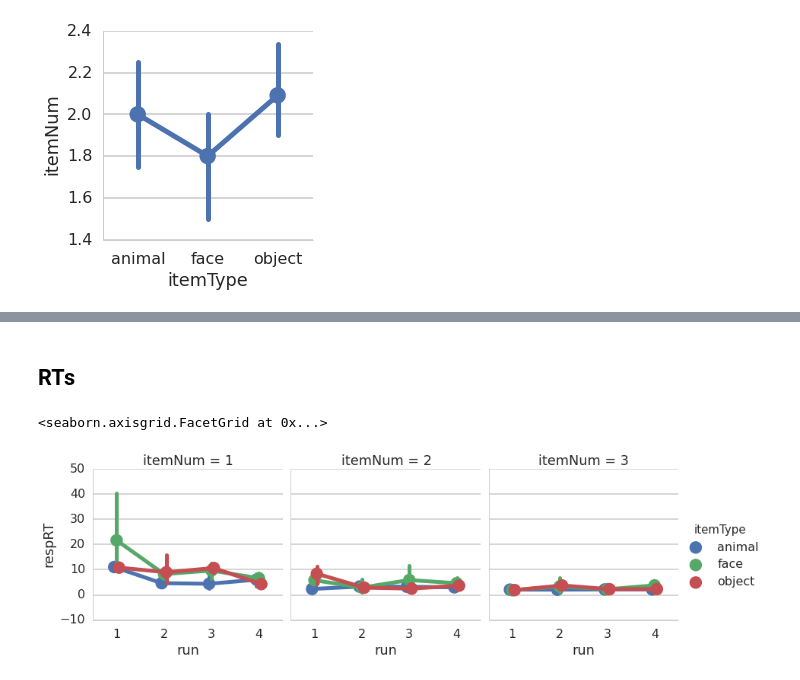
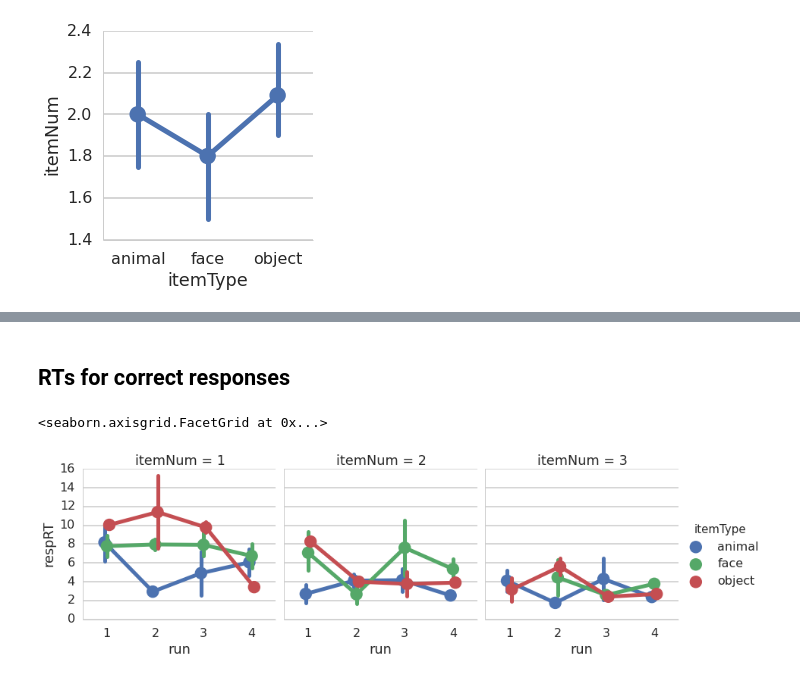
Before and after one commit to thackerybrown/SST, a Jupyter notebook: analysis/SST Item Test Analysis.ipynb, the cells around one changed output, grey strips where cells are left out. Drawn from its saved outputs; the diff is of its cells as text; code cells hidden in the pictures.

```diff
--- a/analysis/SST Item Test Analysis.ipynb
+++ b/analysis/SST Item Test Analysis.ipynb
@@ -186,11 +192,12 @@ sns.factorplot(x='itemType', y='itemNum',
 # %% [markdown]
-## RTs
+## RTs for correct responses
 # %%
-data = dt.groupby(['subid', 'run', 'itemType', 'itemNum']).mean().reset_index()
+data = dt[dt.acc==1].groupby(['subid', 'run', 'itemType', 'itemNum']).mean().reset_index()
 sns.factorplot(x='run', y='respRT', hue='itemType',
                col='itemNum',
+               units='subid', ci=68,
                dodge=.1,
                data=data)
 # %% [output]
 <seaborn.axisgrid.FacetGrid at 0x...>
-[figure, old version]
+[figure, new version]
```
Also changed, not shown: parts of 8 cells of this notebook.
